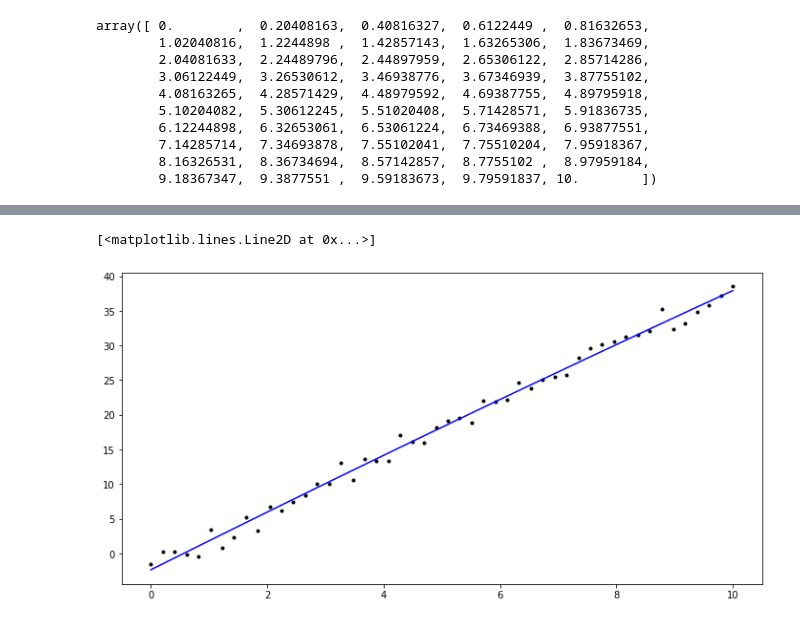
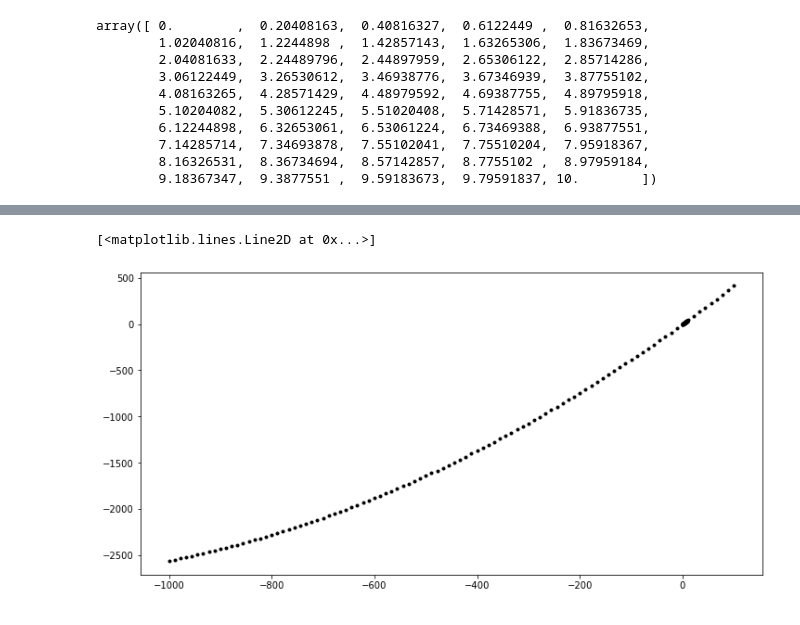
Before and after one commit to Lynch08/Machine_Learning_And_Statistics_2023, a Jupyter notebook: Messing.ipynb, the cells around one changed output, grey strips where cells are left out. Cells and saved outputs as stored; diff of their text form; code cells hidden in the pictures.

```diff
--- a/Messing.ipynb
+++ b/Messing.ipynb
@@ -204,12 +210,15 @@ array([-0.01659074,  4.19184284, -2.33984838])
 # %%
 # Create a plot
 fig, ax = plt.subplots(figsize = (12,6))
 
 # PLot x and y
 ax.plot(x,y, 'k.')
 
+# Temp
+xtmp = np.linspace(-1000.0, 100.0, 100)
+
 # PLot x and params on x
-ax.plot(x, params[0] * x**2 + params[1]* x + params[2], 'b-')
+ax.plot(xtmp, params[0] * xtmp**2 + params[1] * xtmp + params[2], 'k.')
 # %% [output]
 [<matplotlib.lines.Line2D at 0x...>]
-[figure, old version]
+[figure, new version]
```
Also changed, not shown: parts of 22 cells of this notebook, 2 other files.
